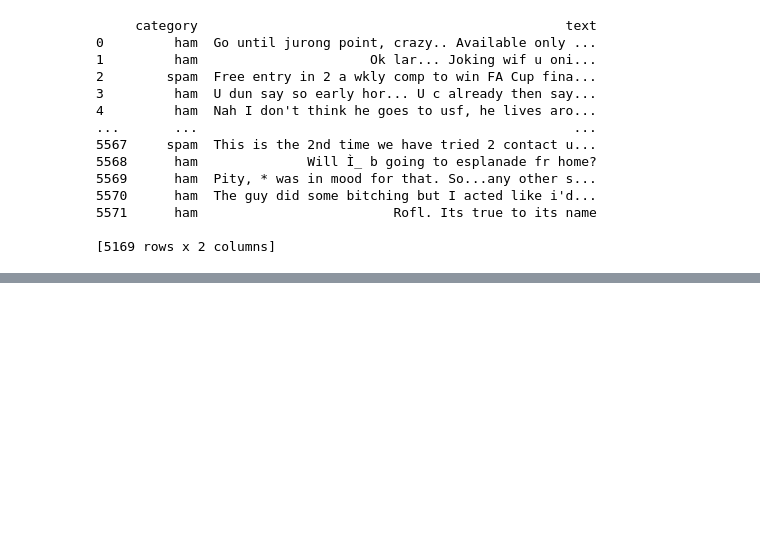
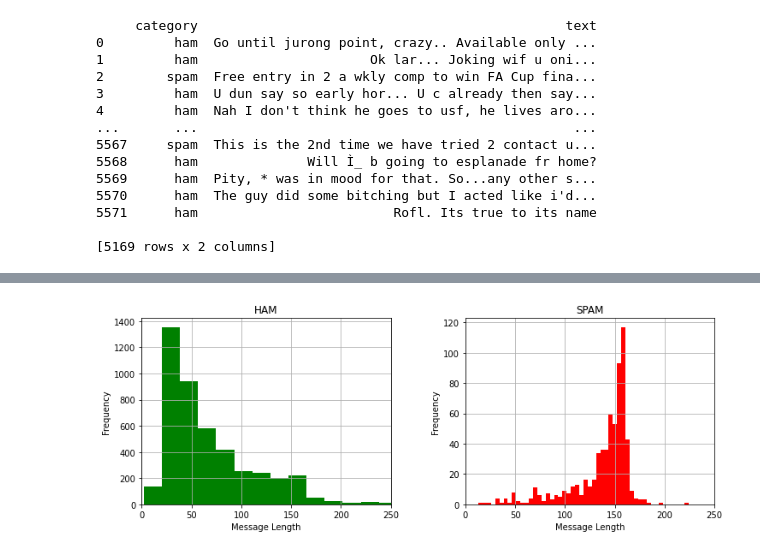
Before and after one commit to dustin-kang/dl-spam-sms-classifier, a Jupyter notebook: preprocessing/1_Preprocessing.ipynb, the cells around one changed output, grey strips where cells are left out. Drawn from its saved outputs; the diff is of its cells as text; code cells hidden in the pictures; blank space fills up the shorter version.

Commit message:
ML, Visualization

```diff
--- a/preprocessing/1_Preprocessing.ipynb
+++ b/preprocessing/1_Preprocessing.ipynb
@@ -130,0 +143,13 @@ print(df)  # 출력 DataFrame
+# %%
+data['category_01'] = data.category.map({'ham':0, 'spam':1})
+# %%
+data['text_length'] = data.text.apply(len)
+# %%
+fix, ax = plt.subplots(1,2, figsize=(12,4))
+
+data[data.category=='ham'].hist(column='text_length', bins=50,ax=ax[0],color = 'green')
+ax[0].set(xlabel = 'Message Length',ylabel = 'Frequency',title = 'HAM', xlim = (0, 250))
+data[data.category=='spam'].hist(column='text_length', bins=50,ax=ax[1],color = 'red')
+ax[1].set(xlabel = 'Message Length',ylabel = 'Frequency',title = 'SPAM', xlim = (0, 250));
+# %% [output]
+[figure, added]
```
Also changed, not shown: parts of 14 cells of this notebook, 15 other files.
